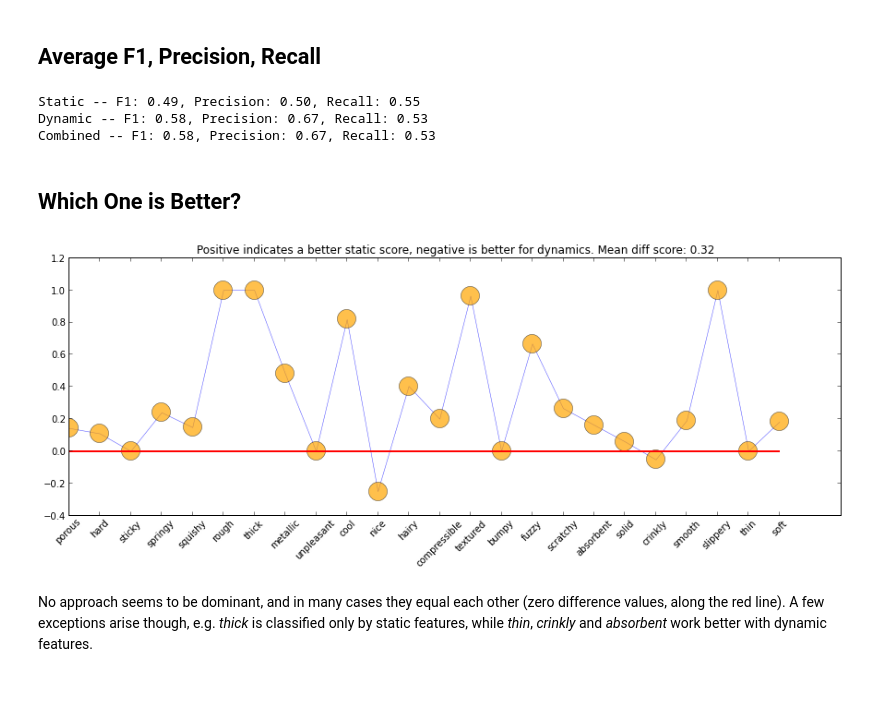
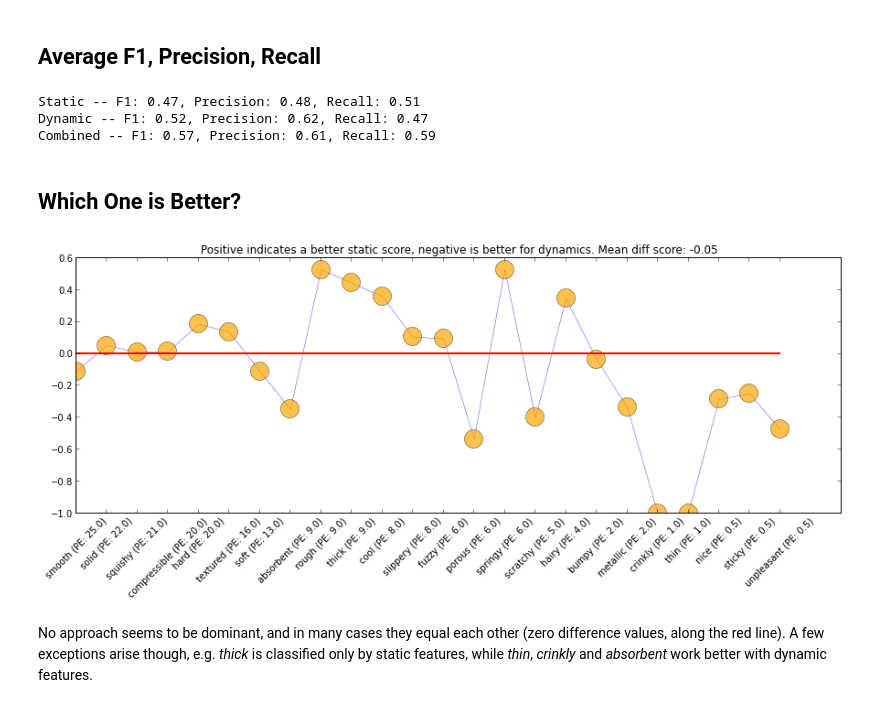
Before and after one commit to IanTheEngineer/Penn-haptics-bolt, a Jupyter notebook: ros/haptics/bolt_haptic_learning/hadjective_hmm_classifier/src/hadjective_hmm_classifier/training_segments/Adjectives Analysis.ipynb, the cells around one changed output. Drawn from its saved outputs; the diff is of its cells as text; code cells hidden in the pictures.

```diff
--- a/ros/haptics/bolt_haptic_learning/hadjective_hmm_classifier/src/hadjective_hmm_classifier/training_segments/Adjectives Analysis.ipynb
+++ b/ros/haptics/bolt_haptic_learning/hadjective_hmm_classifier/src/hadjective_hmm_classifier/training_segments/Adjectives Analysis.ipynb
@@ -88,7 +87,7 @@ static_test_score = {}
 static_test_precision = {}
 static_test_recall = {}
 static_train_score = {}
-for adj in utilities.adjectives:
+for adj in utilities.sorted_adjectives:
     clf_dict = static_classifiers[adj]
     clf = clf_dict['classifier']
     scaler = clf_dict['scaler']
@@ -117,7 +116,7 @@ dynamic_test_precision = {}
 dynamic_test_recall = {}
 
 dynamic_train_score = {}
-for adj in utilities.adjectives:
+for adj in utilities.sorted_adjectives:
     clf_dict = dynamic_classifiers[adj]
     clf = clf_dict['classifier']
     scaler = clf_dict['scaler']
@@ -146,7 +145,7 @@ combined_test_precision = {}
 combined_test_recall = {}
 
 combined_train_score = {}
-for adj in utilities.adjectives:
+for adj in utilities.sorted_adjectives:
     clf_dict = combined_classifiers[adj]
     clf = clf_dict['classifier']
     scaler = clf_dict['scaler']
@@ -167,6 +166,10 @@ for adj in utilities.adjectives:
     else:
         clf_out = clf.predict(train_X)
     combined_train_score[adj] = f1_score(train_Y, clf_out)
+# %%
+range_num_adjectives = range(len(utilities.sorted_adjectives))
+def build_xtick_label():
+    return ["%s (PE: %.1f)"  %(a, utilities.train_pos_examples[a]) for a in utilities.sorted_adjectives]
 # %% [markdown]
 # Analysis of the Data
 # %% [markdown]
@@ -184,37 +189,35 @@ title("Static vs Dynamic. Mean Static Score: %.2f, Mean Dynamic Score: %.2f" %(m
 # %% [markdown]
 ## Average F1, Precision, Recall
 # %%
-print "Static -- F1: %.2f, Precision: %.2f, Recall: %.2f" %(mean(static_test_score.values()),
-                                                            mean(static_test_precision.values()),
-                                                            mean(static_test_recall.values()))
-print "Dynamic -- F1: %.2f, Precision: %.2f, Recall: %.2f" %(mean(dynamic_test_score.values()),
-                                                            mean(dynamic_test_precision.values()),
-                                                            mean(dynamic_test_recall.values()))
-print "Combined -- F1: %.2f, Precision: %.2f, Recall: %.2f" %(mean(combined_test_score.values()),
-                                                            mean(combined_test_precision.values()),
-                                                            mean(combined_test_recall.values()))
+print "Static -- F1: %.2f, Precision: %.2f, Recall: %.2f" %(mean(filter_adjectives(static_test_score).values()),
+                                                            mean(filter_adjectives(static_test_precision).values()),
+                                                            mean(filter_adjectives(static_test_recall).values()))
+print "Dynamic -- F1: %.2f, Precision: %.2f, Recall: %.2f" %(mean(filter_adjectives(dynamic_test_score).values()),
+                                                            mean(filter_adjectives(dynamic_test_precision).values()),
+                                                            mean(filter_adjectives(dynamic_test_recall).values()))
+print "Combined -- F1: %.2f, Precision: %.2f, Recall: %.2f" %(mean(filter_adjectives(combined_test_score).values()),
+                                                            mean(filter_adjectives(combined_test_precision).values()),
+                                                            mean(filter_adjectives(combined_test_recall).values()))
 # %% [output]
-Static -- F1: 0.49, Precision: 0.50, Recall: 0.55
-Dynamic -- F1: 0.58, Precision: 0.67, Recall: 0.53
-Combined -- F1: 0.58, Precision: 0.67, Recall: 0.53
+Static -- F1: 0.47, Precision: 0.48, Recall: 0.51
+Dynamic -- F1: 0.52, Precision: 0.62, Recall: 0.47
+Combined -- F1: 0.57, Precision: 0.61, Recall: 0.59
 # %% [markdown]
 ## Which One is Better?
 # %%
 diff_scores = {}
-for adj in utilities.adjectives:
-    #sscore = static_test_score[adj]
-    #dscore = dynamic_test_score[adj]
-    sscore = static_train_score[adj]
-    dscore = dynamic_train_score[adj]
+for adj in utilities.sorted_adjectives:
+    sscore = static_test_score[adj]
+    dscore = dynamic_test_score[adj]
     diff_scores[adj] = sscore-dscore
 
-plot(diff_scores.values(), '-o', ms=20, lw=0.5, alpha=0.7, mfc='orange');
+plot(get_ordered_values(diff_scores), '-o', ms=20, lw=0.5, alpha=0.7, mfc='orange');
 plot(range(len(diff_scores)), [0]*(len(diff_scores)), 'r', lw=2)
-xticks(range(len(diff_scores)), diff_scores.keys(), rotation=45);
-mean_diff_score = mean(diff_scores.values())
+xticks(range_num_adjectives, build_xtick_label(), rotation=45);
+mean_diff_score = mean(filter_adjectives(diff_scores).values())
 title("Positive indicates a better static score, negative is better for dynamics. Mean diff score: %.2f"%mean_diff_score);
 # %% [output]
-[figure, old version]
+[figure, new version]
 # %% [markdown]
 No approach seems to be dominant, and in many cases they equal each other (zero difference values, along the red line). A few exceptions arise though, e.g. *thick* is classified only by static features, while  *thin*, *crinkly* and *absorbent* work better with dynamic features.
 # %% [markdown]
```
Also changed, not shown: parts of 14 cells of this notebook.
